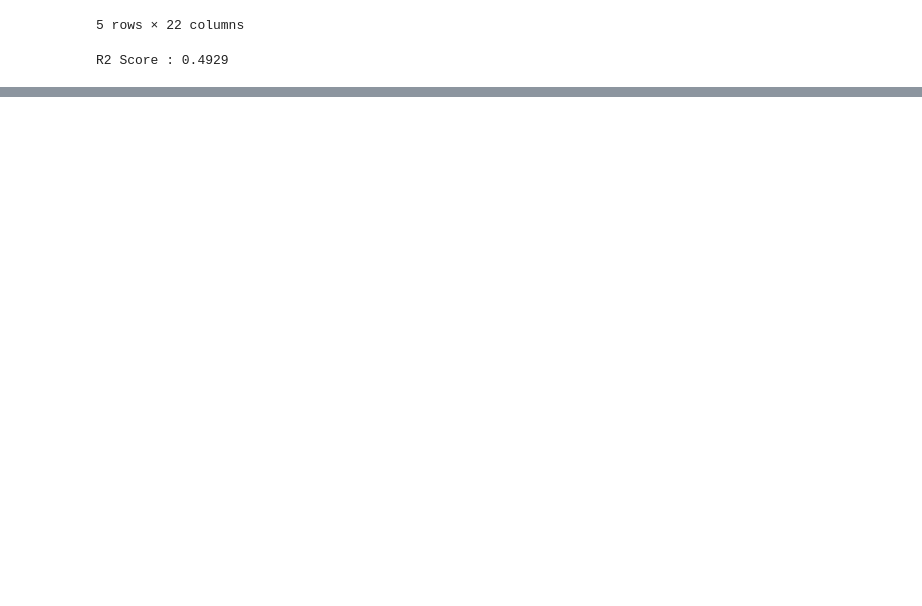
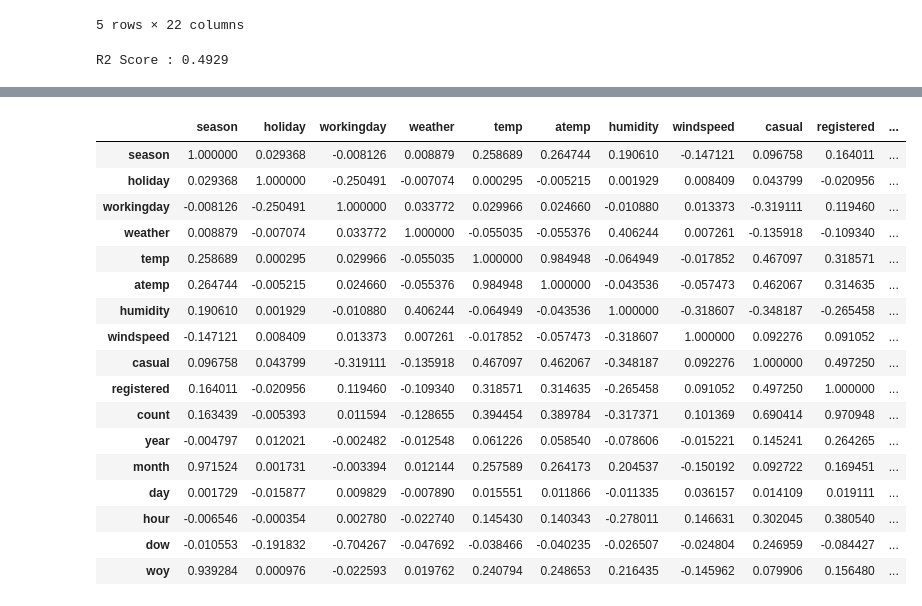
Before and after one commit to robert-min/bike_share_mlflow, a Jupyter notebook: eda.ipynb, the cells around one changed output, grey strips where cells are left out. Cells and saved outputs as stored; diff of their text form; code cells hidden in the pictures; blank space fills up the shorter version.

```diff
--- a/eda.ipynb
+++ b/eda.ipynb
@@ -254,0 +339,24 @@ R2 Score : 0.4929
+# %%
+drop_columns = ['datetime', 'date', 'casual_log', 'registered_log', 'count_log']
+train_df_corr = train_df.drop(drop_columns, axis=1).reset_index()
+train_df_corr = train_df_corr.drop('datetime', axis=1)
+train_df_corr.corr()
+# %% [output]
+|  | season | holiday | workingday | weather | temp | atemp | humidity | windspeed | casual | registered | ... |
+| season | 1.000000 | 0.029368 | -0.008126 | 0.008879 | 0.258689 | 0.264744 | 0.190610 | -0.147121 | 0.096758 | 0.164011 | ... |
+| holiday | 0.029368 | 1.000000 | -0.250491 | -0.007074 | 0.000295 | -0.005215 | 0.001929 | 0.008409 | 0.043799 | -0.020956 | ... |
+| workingday | -0.008126 | -0.250491 | 1.000000 | 0.033772 | 0.029966 | 0.024660 | -0.010880 | 0.013373 | -0.319111 | 0.119460 | ... |
+| weather | 0.008879 | -0.007074 | 0.033772 | 1.000000 | -0.055035 | -0.055376 | 0.406244 | 0.007261 | -0.135918 | -0.109340 | ... |
+| temp | 0.258689 | 0.000295 | 0.029966 | -0.055035 | 1.000000 | 0.984948 | -0.064949 | -0.017852 | 0.467097 | 0.318571 | ... |
+| atemp | 0.264744 | -0.005215 | 0.024660 | -0.055376 | 0.984948 | 1.000000 | -0.043536 | -0.057473 | 0.462067 | 0.314635 | ... |
+| humidity | 0.190610 | 0.001929 | -0.010880 | 0.406244 | -0.064949 | -0.043536 | 1.000000 | -0.318607 | -0.348187 | -0.265458 | ... |
+| windspeed | -0.147121 | 0.008409 | 0.013373 | 0.007261 | -0.017852 | -0.057473 | -0.318607 | 1.000000 | 0.092276 | 0.091052 | ... |
+| casual | 0.096758 | 0.043799 | -0.319111 | -0.135918 | 0.467097 | 0.462067 | -0.348187 | 0.092276 | 1.000000 | 0.497250 | ... |
+| registered | 0.164011 | -0.020956 | 0.119460 | -0.109340 | 0.318571 | 0.314635 | -0.265458 | 0.091052 | 0.497250 | 1.000000 | ... |
+| count | 0.163439 | -0.005393 | 0.011594 | -0.128655 | 0.394454 | 0.389784 | -0.317371 | 0.101369 | 0.690414 | 0.970948 | ... |
+| year | -0.004797 | 0.012021 | -0.002482 | -0.012548 | 0.061226 | 0.058540 | -0.078606 | -0.015221 | 0.145241 | 0.264265 | ... |
+| month | 0.971524 | 0.001731 | -0.003394 | 0.012144 | 0.257589 | 0.264173 | 0.204537 | -0.150192 | 0.092722 | 0.169451 | ... |
+| day | 0.001729 | -0.015877 | 0.009829 | -0.007890 | 0.015551 | 0.011866 | -0.011335 | 0.036157 | 0.014109 | 0.019111 | ... |
+| hour | -0.006546 | -0.000354 | 0.002780 | -0.022740 | 0.145430 | 0.140343 | -0.278011 | 0.146631 | 0.302045 | 0.380540 | ... |
+| dow | -0.010553 | -0.191832 | -0.704267 | -0.047692 | -0.038466 | -0.040235 | -0.026507 | -0.024804 | 0.246959 | -0.084427 | ... |
+| woy | 0.939284 | 0.000976 | -0.022593 | 0.019762 | 0.240794 | 0.248653 | 0.216435 | -0.145962 | 0.079906 | 0.156480 | ... |
```
Also changed, not shown: parts of 23 cells of this notebook.
